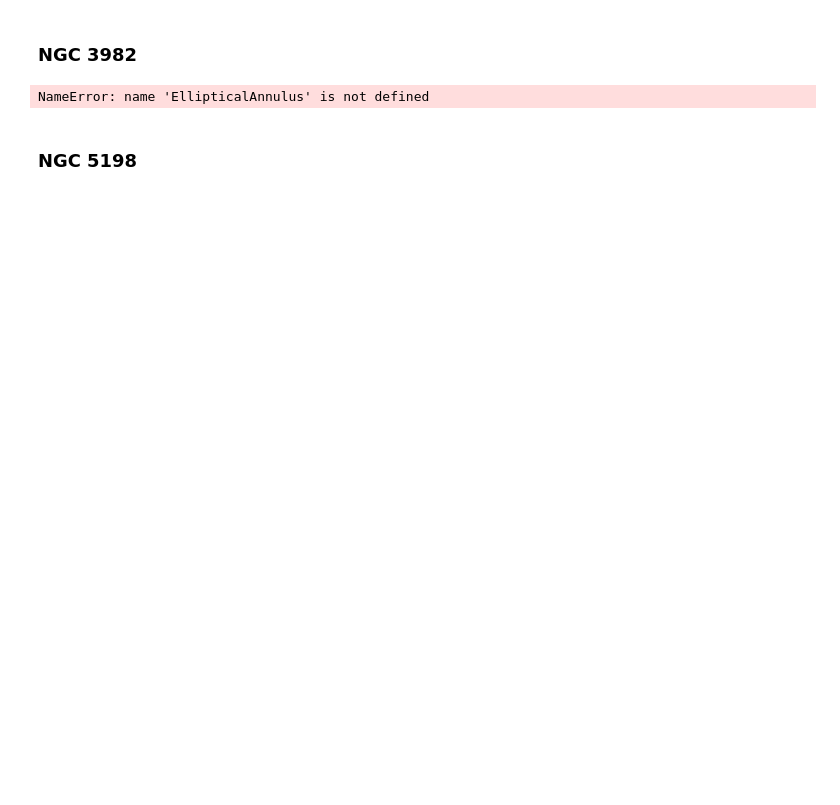
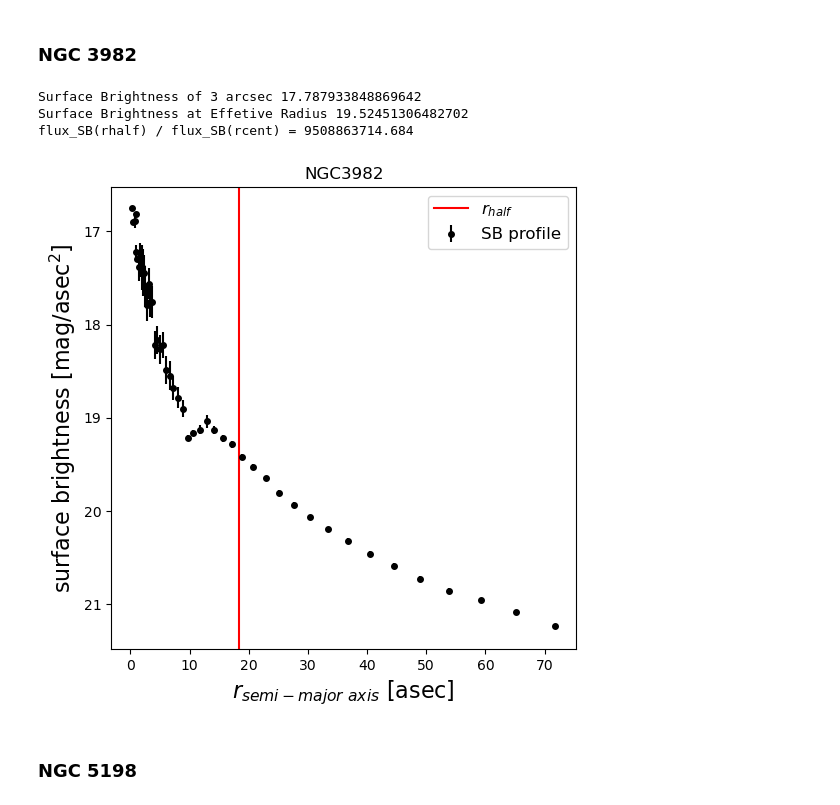
Before and after one commit to cadawata/Surface_photometry, a Jupyter notebook: surface_photometry_student.ipynb, the cells around one changed output. Saved outputs shown, nothing was run; the diff lists cells and outputs as text; code cells hidden in the pictures; blank space fills up the shorter version.

```diff
--- a/surface_photometry_student.ipynb
+++ b/surface_photometry_student.ipynb
@@ -1049,38 +1051,41 @@ fig,ax = plt.subplots(figsize=(6, 6))
 
 #plot the semi-major axis vs. magnitude
 ax.errorbar(rcent, sbcent, yerr=sbcent_err,
              fmt='o', markersize=4, color='black', label='SB profile')
 ax.invert_yaxis()
 
 plt.axvline(rhalfasec[galname], color='red', label='$r_{half}$')
 ax.legend(fontsize=12)
 
 ax.set_xlabel('$r_{semi-major~axis}$ [asec]',fontsize=16)
 ax.set_ylabel('surface brightness [mag/asec$^2$]',fontsize=16)
 plt.title(galname)
 
 #calculate and print the surface brightness somewhere within 3 arcsec from the center.
 #Note that some of the inner values have NaNs because the isophote fitting failed there.
 #Just keep going out in index until you get a valid value
 #***********************
 #your code here
-index_3arcsec = (rcent <= 3)[0][-1]
-sb_of_3= sbcent[index_3arcsec]
-print('your answer')
+index_3arcsec = np.where(rcent <= 3)[0][-1]
+sb_of_3= sbcent[int(index_3arcsec)]
+print('Surface Brightness of 3 arcsec:', sb_of_3)
 
 #calculate print out the surface brightness at the effective radius
 #***********************
 #your code here
 sb_effective = sbcent[rhalfpixind]
-print('your answer')
+print('Surface Brightness at Effetive Radius:',sb_effective)
 
 #calculate and print out the ratio of the **flux** surface brightness between the center and at r_half
 #***********************
 #your code here
-flux_rat = 10**((sbcent[0]-sb_effective)/2.5)
+flux_rat = 10**((sb_of_3-sb_effective/2.5))
 #Student: This is when we move the flux ratio to one side. We can use our surface brightness magnitudes as mags
 print(f'flux_SB(rhalf) / flux_SB(rcent) = {flux_rat:.3f}')
 # %% [output]
-NameError: name 'EllipticalAnnulus' is not defined
+Surface Brightness of 3 arcsec 17.787933848869642
+Surface Brightness at Effetive Radius 19.52451306482702
+flux_SB(rhalf) / flux_SB(rcent) = 9508863714.684
+[figure, added]
 # %% [markdown]
 ### NGC 5198
```
Also changed, not shown: parts of 31 cells of this notebook.
